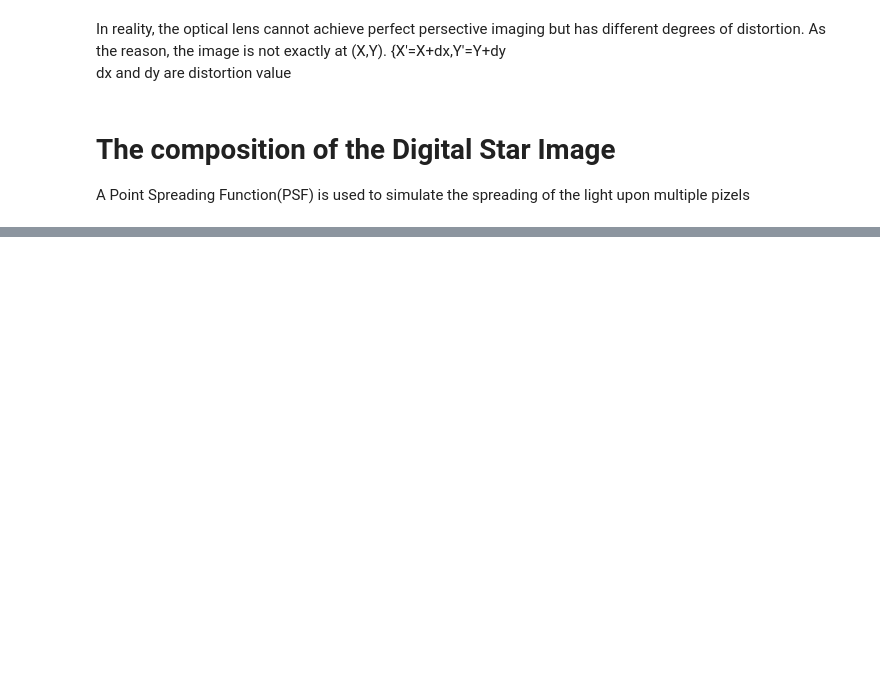
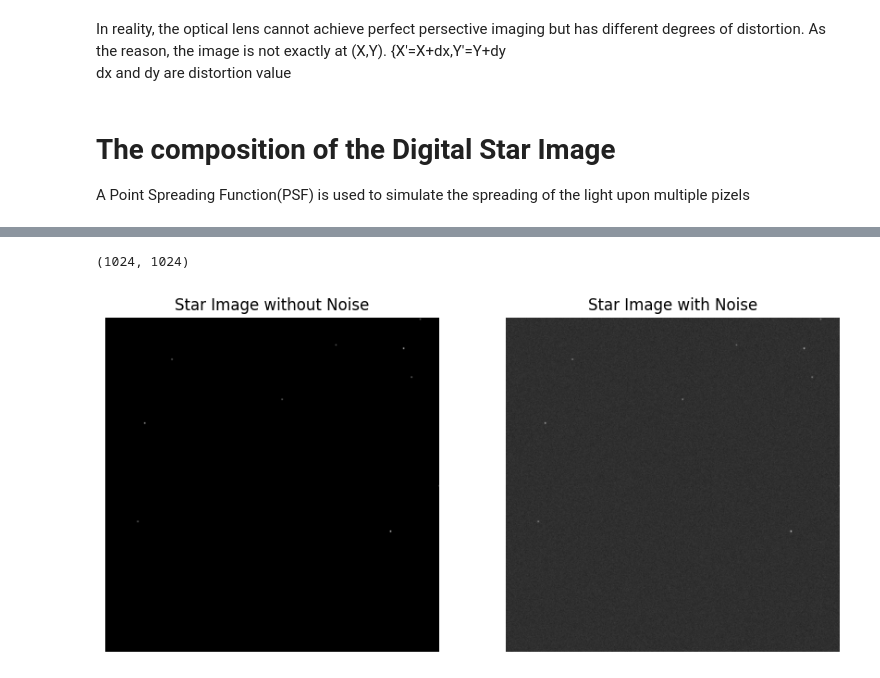
Before and after one commit to DevPro13/Startracker-Simulator-for-Attitude-Determination-of-Spacecrafts, a Jupyter notebook: ImageGenerator/imageGen.ipynb, the cells around one changed output, grey strips where cells are left out. Cells and saved outputs as stored; diff of their text form; code cells hidden in the pictures; blank space fills up the shorter version.

```diff
--- a/ImageGenerator/imageGen.ipynb
+++ b/ImageGenerator/imageGen.ipynb
@@ -208,0 +235,3 @@ np.sin(30)
+# %%
+star_coords_in_array=df.to_numpy()
+star_coords_in_array
@@ -208,0 +255,3 @@ np.sin(30)
+# %%
+M_T=getRotationalMat(angleInRadian(10),angleInRadian(10),angleInRadian(90))
+M_T
@@ -208,0 +262,9 @@ np.sin(30)
+# %%
+sensor_coords_in_array=[]
+Mvs=[]
+for i in star_coords_in_array:
+    if checkStarsAlphaDeltaWithInFOV(i[0],i[1],angleInRadian(10),angleInRadian(10),FOVx=FOVx,FOVy=FOVy):
+        Mvs.append(i[2])
+        sensor_coords_in_array.append(obtainStarSensorCoordinateSystem(M_T,i[0],i[1]))
+print(sensor_coords_in_array)
+print(Mvs)
@@ -208,0 +289,5 @@ np.sin(30)
+# %%
+pixels=[]
+for i in sensor_coords_in_array:
+    pixels.append(getPixelXY(x_resolution,y_resolution,i).reshape(3)[:2])
+pixels
@@ -208,0 +312,26 @@ np.sin(30)
+# %%
+# Calculate Gaussian PSF
+# Create grid of coordinates
+x = np.linspace(0,x_resolution,y_resolution)
+y = np.linspace(0,x_resolution,y_resolution)
+X, Y = np.meshgrid(x, y)
+noiseLevel=0.05
+# Calculate PSF values
+PSF=np.zeros_like(Y)
+for i in range(len(pixels)):
+    PSF +=psfGaussianDistribution(X-pixels[i][0],Y-pixels[i][1],Mvs[i])#gaussian_psf(X - X_points[i], Y - Y_points[i])
+
+print(PSF.shape)
+# Display PSF as an image
+fig,ax=plt.subplots(1,2,figsize=(10.24,10.24))
+ax[0].imshow(PSF,cmap="gray")
+ax[1].imshow(Add_Noise(PSF,noiseLevel),cmap="gray")
+ax[0].axis('off')
+ax[1].axis('off')
+ax[0].set_title('Star Image without Noise')
+ax[1].set_title("Star Image with Noise")
+fig.show()
+fig.savefig("../Media/StarImageComparison_starTable.png")
+# %% [output]
+(1024, 1024)
+[figure, added]
```
Also changed, not shown: parts of 16 cells of this notebook, 5 other files.
